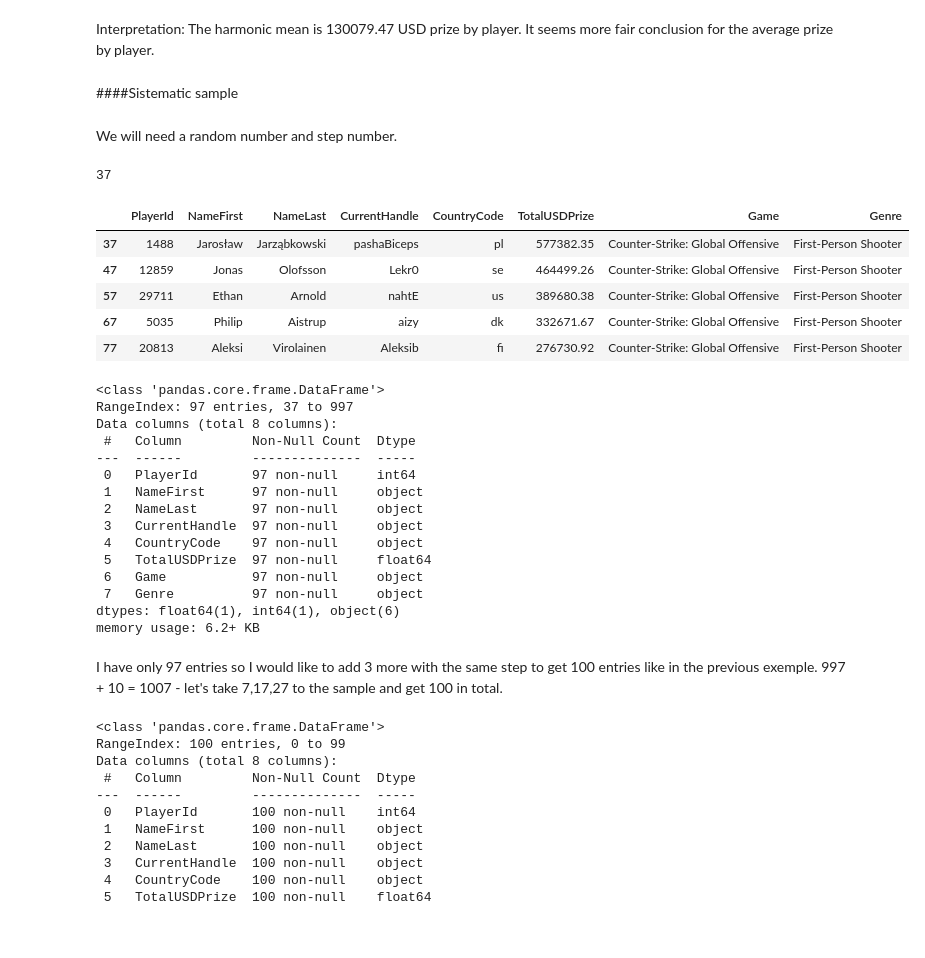
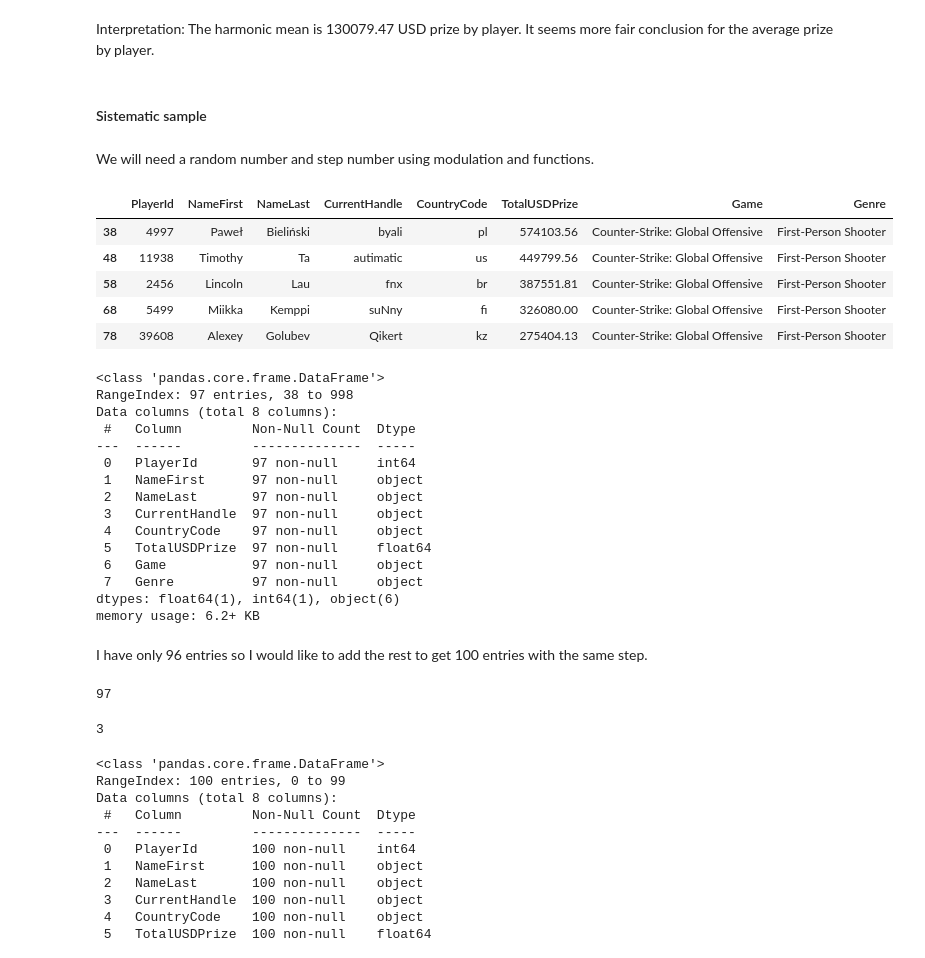
Before and after one commit to dominikapetru/sampling, a Jupyter notebook: Sprint6_T01.ipynb, the cells around one changed output. Cells and saved outputs as stored; diff of their text form; code cells hidden in the pictures; blank space fills up the shorter version.

```diff
--- a/Sprint6_T01.ipynb
+++ b/Sprint6_T01.ipynb
@@ -94,11 +94,6 @@ har_mean1
 # %% [markdown]
 Interpretation: The harmonic mean is 130079.47 USD prize by player. It seems more fair conclusion for the average prize by player.
 # %% [markdown]
-####Sistematic sample
+#### Sistematic sample
 # %% [markdown]
-We will need a random number and step number.
+We will need a random number and step number using modulation and functions.
-# %%
-random_num = np.random.randint(1, 50)
-random_num
-# %% [output]
-37
@@ -105,21 +105,20 @@ random_num
 # %%
-step_num = 10
 #https://sparkbyexamples.com/pandas/pandas-select-dataframe-rows-by-index/
 #[start:stop:step]
-systematic_esports_df = esports_df[random_num:len(esports_df):step_num]
+systematic_esports_df = esports_df[num:len(esports_df):step_num]
 systematic_esports_df.head(5)
 # %% [output]
 |  | PlayerId | NameFirst | NameLast | CurrentHandle | CountryCode | TotalUSDPrize | Game | Genre |
-| 37 | 1488 | Jarosław | Jarząbkowski | pashaBiceps | pl | 577382.35 | Counter-Strike: Global Offensive | First-Person Shooter |
-| 47 | 12859 | Jonas | Olofsson | Lekr0 | se | 464499.26 | Counter-Strike: Global Offensive | First-Person Shooter |
-| 57 | 29711 | Ethan | Arnold | nahtE | us | 389680.38 | Counter-Strike: Global Offensive | First-Person Shooter |
-| 67 | 5035 | Philip | Aistrup | aizy | dk | 332671.67 | Counter-Strike: Global Offensive | First-Person Shooter |
-| 77 | 20813 | Aleksi | Virolainen | Aleksib | fi | 276730.92 | Counter-Strike: Global Offensive | First-Person Shooter |
+| 38 | 4997 | Paweł | Bieliński | byali | pl | 574103.56 | Counter-Strike: Global Offensive | First-Person Shooter |
+| 48 | 11938 | Timothy | Ta | autimatic | us | 449799.56 | Counter-Strike: Global Offensive | First-Person Shooter |
+| 58 | 2456 | Lincoln | Lau | fnx | br | 387551.81 | Counter-Strike: Global Offensive | First-Person Shooter |
+| 68 | 5499 | Miikka | Kemppi | suNny | fi | 326080.00 | Counter-Strike: Global Offensive | First-Person Shooter |
+| 78 | 39608 | Alexey | Golubev | Qikert | kz | 275404.13 | Counter-Strike: Global Offensive | First-Person Shooter |
 # %%
 systematic_esports_df.info()
 # %% [output]
 <class 'pandas.core.frame.DataFrame'>
-RangeIndex: 97 entries, 37 to 997
+RangeIndex: 97 entries, 38 to 998
 Data columns (total 8 columns):
  #   Column         Non-Null Count  Dtype
 ---  ------         --------------  -----
@@ -134,5 +133,14 @@ Data columns (total 8 columns):
 dtypes: float64(1), int64(1), object(6)
 memory usage: 6.2+ KB
 # %% [markdown]
-I have only 97 entries so I would like to add 3 more with the same step to get 100 entries like in the previous exemple. 997 + 10 = 1007 - let's take 7,17,27 to the sample and get 100 in total.
+I have only 96 entries so I would like to add the rest to get 100 entries with the same step.
+# %%
+len(systematic_esports_df)
+# %% [output]
+97
+# %%
+addNum = (100 - len(systematic_esports_df))
+addNum
+# %% [output]
+3
 # %%
```
Also changed, not shown: parts of 19 cells of this notebook.
